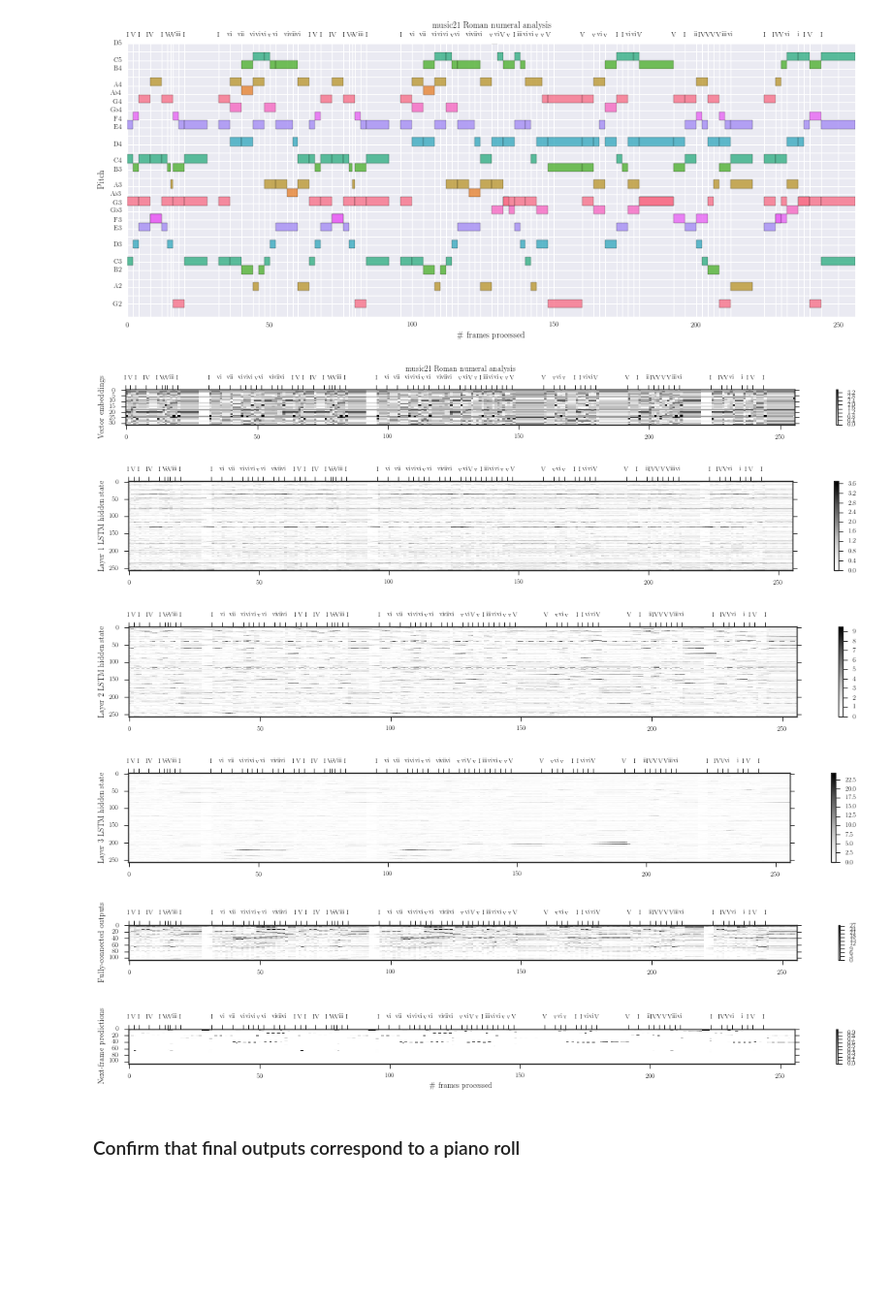
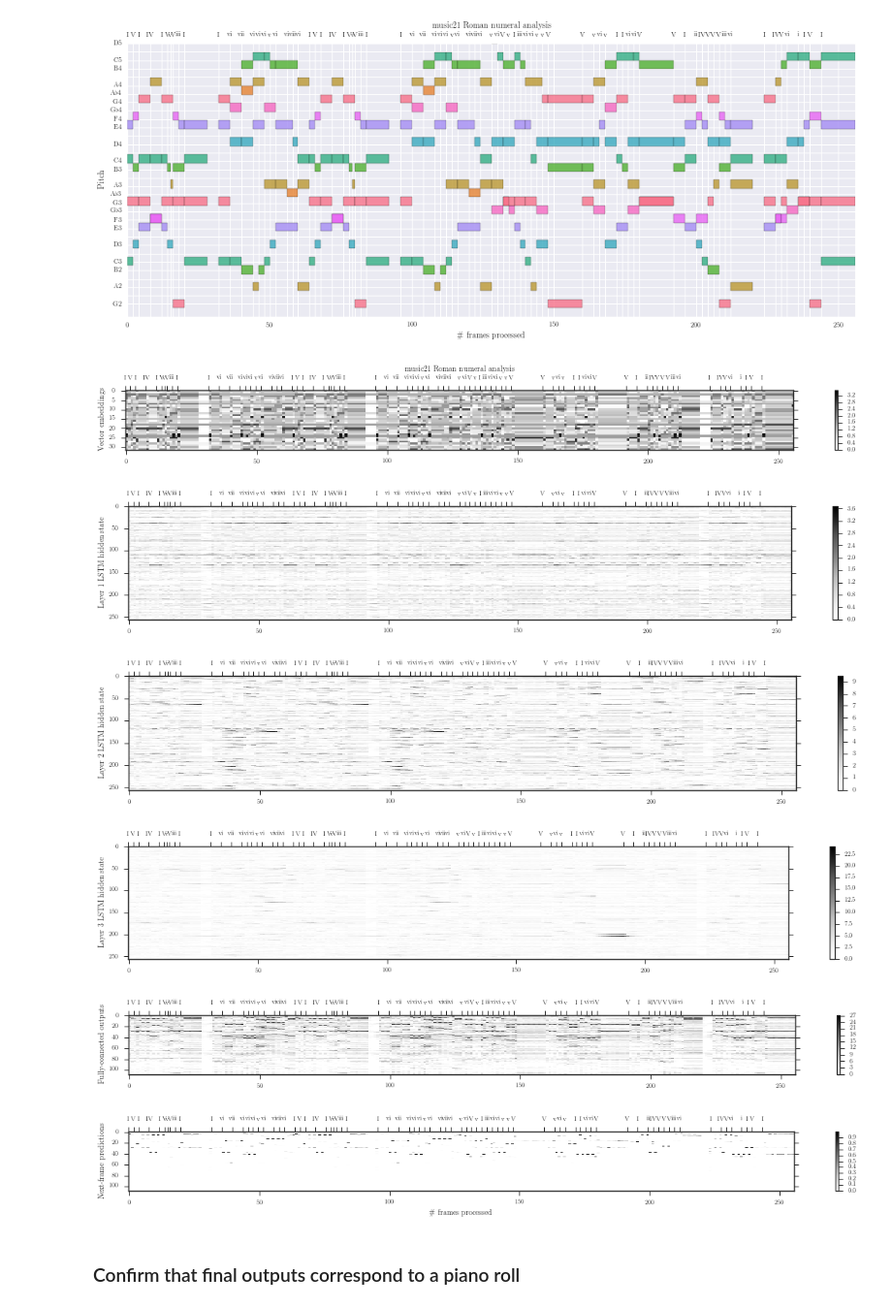
Before and after one commit to feynmanliang/bachbot-thesis, a Jupyter notebook: jupyter-notebooks/LSTM Visualizations.ipynb, the cells around one changed output. Shown at 97% size. Cells and saved outputs as stored; diff of their text form; code cells hidden in the pictures; blank space fills up the shorter version.

```diff
--- a/jupyter-notebooks/LSTM Visualizations.ipynb
+++ b/jupyter-notebooks/LSTM Visualizations.ipynb
@@ -103,7 +103,7 @@ for idx, order in idx_to_order.items():
         order_to_txt[order] = n.nameWithOctave
 # %%
 def escape_latex(s):
-    return s.replace('#', '\#')
+    return s.replace('#', '\#').replace('|||','$|||$')
 # %%
 def plot_piano_roll(ax1, s, showRomanAnalysis=False):
     g = graph.PlotHorizontalBarPitchSpaceOffset(s)
@@ -246,7 +246,7 @@ for layer in range(1,num_layers+1):
         ds = h5py.File(cell_fp)[cell_fp].value.T
         lstm_cnt += 1
         with sns.axes_style('ticks'):
-            latexify(fig_width=12, fig_height=0.5+np.ceil(ds.shape[0] * 3. / 600.))
+            latexify(fig_width=12, fig_height=0.5+np.ceil(ds.shape[0] * 3. / 400.))
             fig, ax = plt.subplots(1,1)
             #fig, ax = plt.subplots(1,1, figsize=(16,1+np.ceil(ds.shape[0] * 4. / 400.)))
             axRoman = plot_activations(ds, fig, ax)
@@ -258,7 +258,7 @@ for layer in range(1,num_layers+1):
     if layer in [1, 19]:
         ds = h5py.File(fp)[fp].value.T
         with sns.axes_style('ticks'):
-            latexify(fig_width=12, fig_height=0.5+np.ceil(ds.shape[0] * 3. / 600.))
+            latexify(fig_width=12, fig_height=0.5+np.ceil(ds.shape[0] * 3. / 400.))
             fig, ax = plt.subplots(1,1)
             #fig, ax = plt.subplots(1,1, figsize=(16,1+np.ceil(ds.shape[0] * 4. / 400.)))
             axRoman = plot_activations(ds, fig, ax)
@@ -274,7 +274,7 @@ for layer in range(1,num_layers+1):
 
             if layer == 19:
                 outputs = np.exp(ds)/np.sum(np.exp(ds), 0)
-                latexify(fig_width=12, fig_height=0.5+np.ceil(ds.shape[0] * 3. / 600.))
+                latexify(fig_width=12, fig_height=0.5+np.ceil(ds.shape[0] * 3. / 400.))
                 fig, ax = plt.subplots(1,1)
                 #fig, ax = plt.subplots(1,1, figsize=(16,1+np.ceil(ds.shape[0] * 4. / 400.)))
                 axRoman = plot_activations(outputs, fig, ax)
@@ -321,7 +321,7 @@ for layer in range(1,num_layers+1):
         ds_pooled = pool_chords(ds, is_chord_bdy, softmax_before_pool=False)
         lstm_cnt += 1
         with sns.axes_style('ticks'):
-            latexify(fig_width=16, fig_height=0.5+np.ceil(ds.shape[0] * 3. / 600.))
+            latexify(fig_width=16, fig_height=0.95+np.ceil(ds.shape[0] * 3. / 400.))
             fig, ax = plt.subplots(1,1)
             #fig, ax = plt.subplots(1,1, figsize=(16,1+np.ceil(ds.shape[0] * 4. / 400.)))
             axRoman = plot_activations(ds_pooled, fig, ax)
@@ -331,41 +331,41 @@ for layer in range(1,num_layers+1):
             fig.savefig('model-analysis-chords-{}.pdf'.format(figure_cnt), bbox_inches='tight', dpi=300)
             figure_cnt += 1
             fig.show()
     if layer in [1, 19]:
         ds = h5py.File(fp)[fp].value.T
         ds_pooled = pool_chords(ds, is_chord_bdy, softmax_before_pool=False)
         with sns.axes_style('ticks'):
-            latexify(fig_width=16, fig_height=0.5+np.ceil(ds.shape[0] * 3. / 600.))
+            latexify(fig_width=16, fig_height=0.95+np.ceil(ds.shape[0] * 3. / 400.))
             fig, ax = plt.subplots(1,1)
             #fig, ax = plt.subplots(1,1, figsize=(16,1+np.ceil(ds.shape[0] * 4. / 400.)))
             axRoman = plot_activations(ds_pooled, fig, ax)
             if layer == 1:
                 ax.set_ylabel('Vector embeddings')
             elif layer == 19:
                 ax.set_ylabel('Fully-connected outputs')
             if layer == 1:
                 axRoman.set_xlabel('music21 Roman numeral analysis')
             fig.savefig('model-analysis-chords-{}.pdf'.format(figure_cnt), bbox_inches='tight', dpi=300)
             figure_cnt += 1
             fig.show()
 
             if layer == 19:
-                latexify(fig_width=16, fig_height=0.5+np.ceil(ds.shape[0] * 3. / 600.))
+                latexify(fig_width=16, fig_height=0.95+np.ceil(ds.shape[0] * 3. / 400.))
                 fig, ax = plt.subplots(1,1)
                 #fig, ax = plt.subplots(1,1, figsize=(16,1+np.ceil(ds.shape[0] * 4. / 400.)))
                 axRoman = plot_activations(np.exp(ds_pooled) / np.sum(np.exp(ds_pooled), 0), fig, ax)
                 ax.set_ylabel('Next-frame predictions')
                 ax.set_xlabel('\# frames processed')
                 fig.savefig('model-analysis-chords-{}.pdf'.format(figure_cnt), bbox_inches='tight', dpi=300)
                 figure_cnt += 1
                 fig.show()
 # %% [output]
-[figure, old version]
+[figure, new version]
-[figure, old version]
+[figure, new version]
-[figure, old version]
+[figure, new version]
-[figure, old version]
+[figure, new version]
-[figure, old version]
+[figure, new version]
-[figure, old version]
+[figure, new version]
 # %% [markdown]
 ### Confirm that final outputs correspond to a piano roll
 # %%
```
Also changed, not shown: parts of 1 cell of this notebook, 12 other files.
